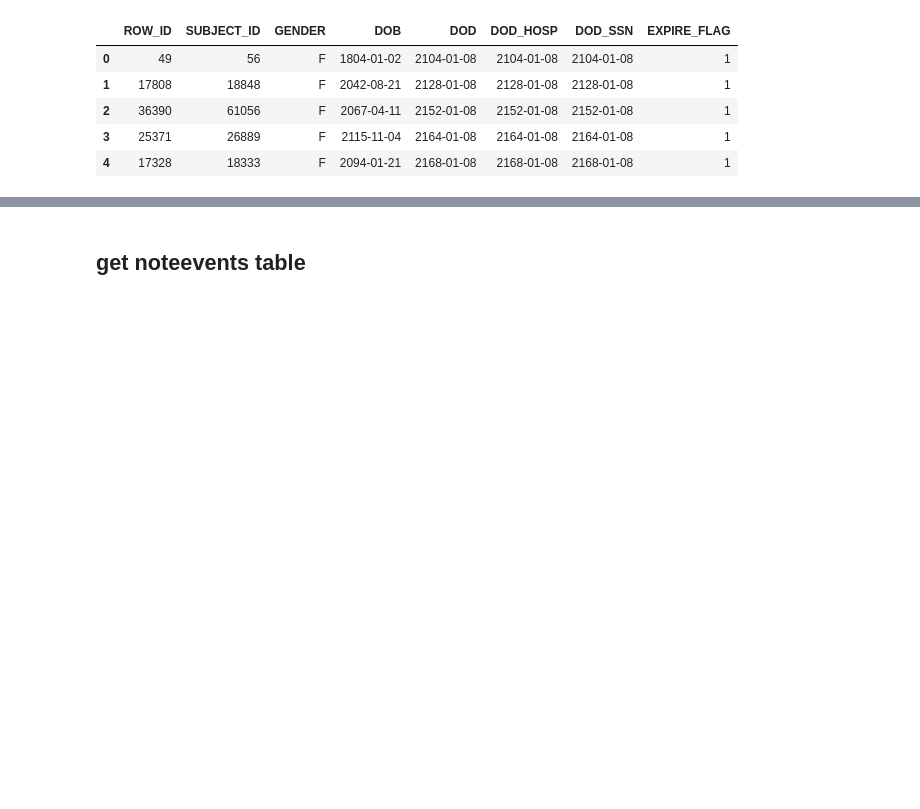
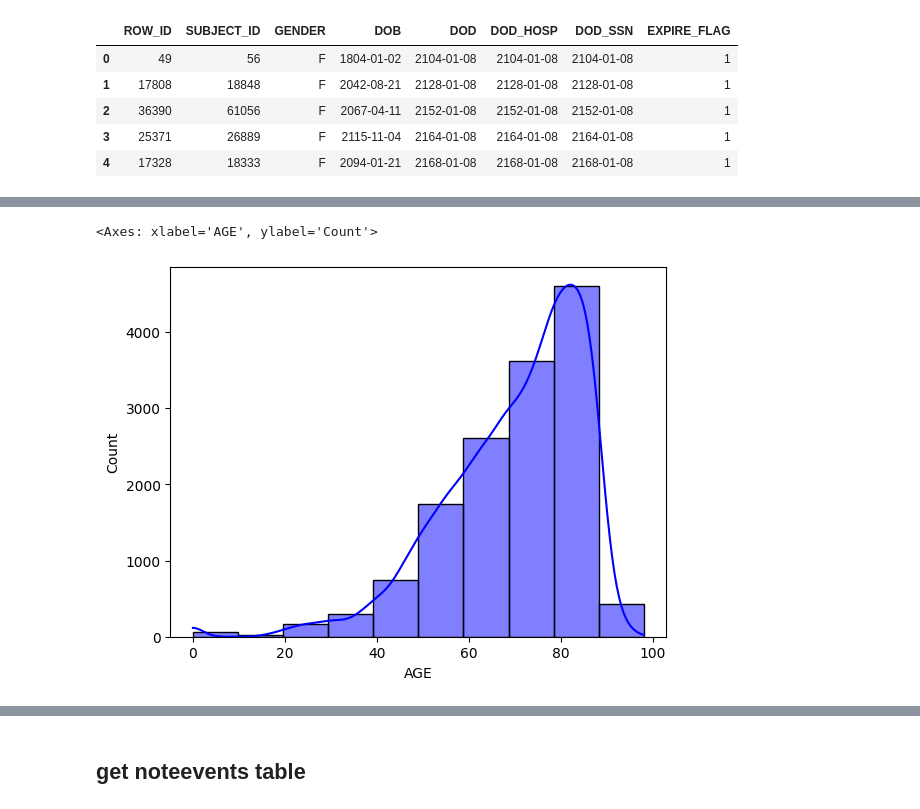
Before and after one commit to abhi99-ut/aih, a Jupyter notebook: AIH_HW1.ipynb, the cells around one changed output, grey strips where cells are left out. Drawn from its saved outputs; the diff is of its cells as text; code cells hidden in the pictures; blank space fills up the shorter version.

```diff
--- a/AIH_HW1.ipynb
+++ b/AIH_HW1.ipynb
@@ -140,0 +227,9 @@ ValueError: time data 'NaT' does not match format '%Y-%m-%d %H:%M:%S'
+# %%
+filtered_patients = filtered_patients[filtered_patients['AGE']<120]
+# %%
+# @title AGE Distriburion after removing outliers
+
+sns.histplot(filtered_patients['AGE'], kde=True, bins=10, color='blue', edgecolor='black')
+# %% [output]
+<Axes: xlabel='AGE', ylabel='Count'>
+[figure, added]
```
Also changed, not shown: parts of 94 cells of this notebook.
